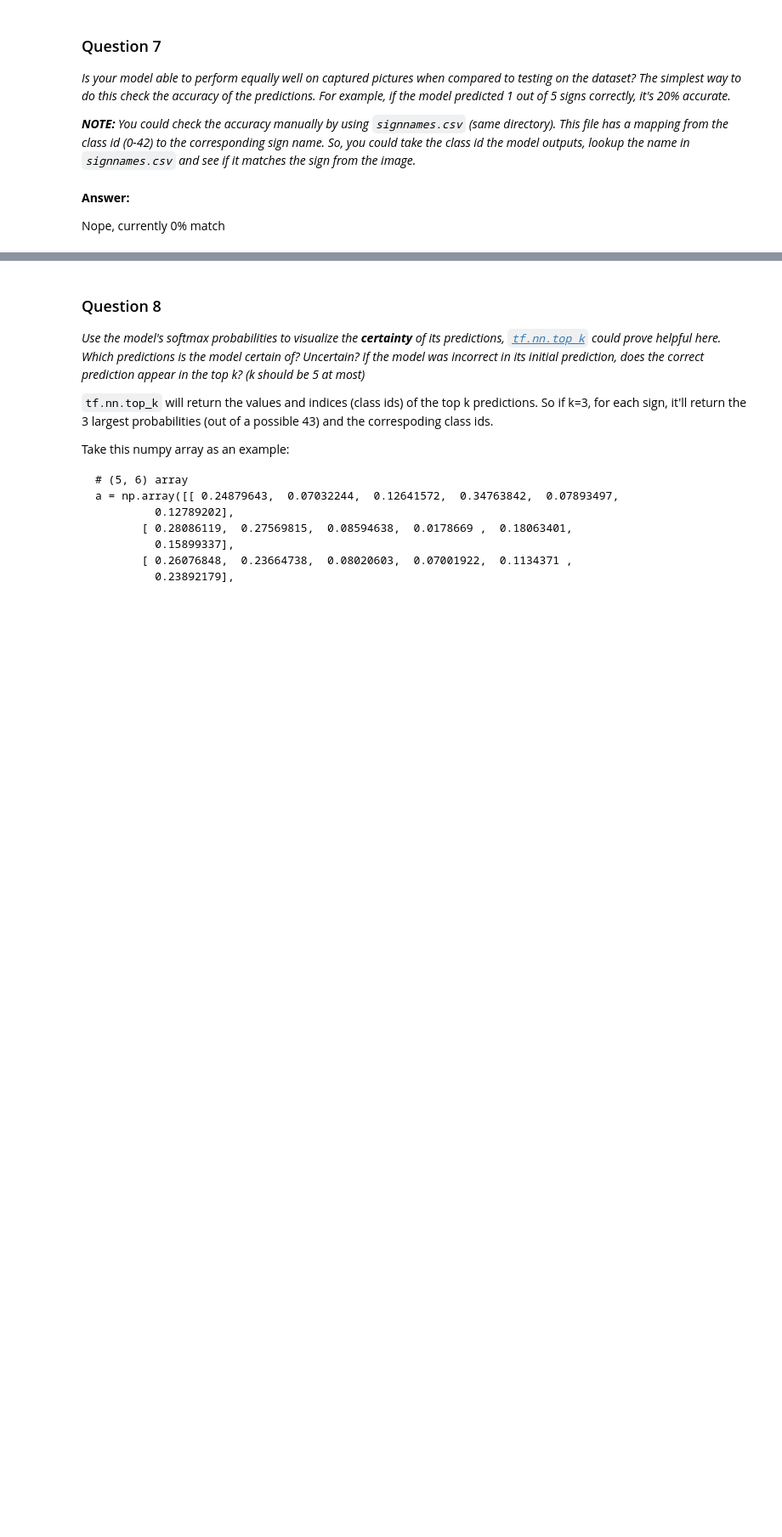
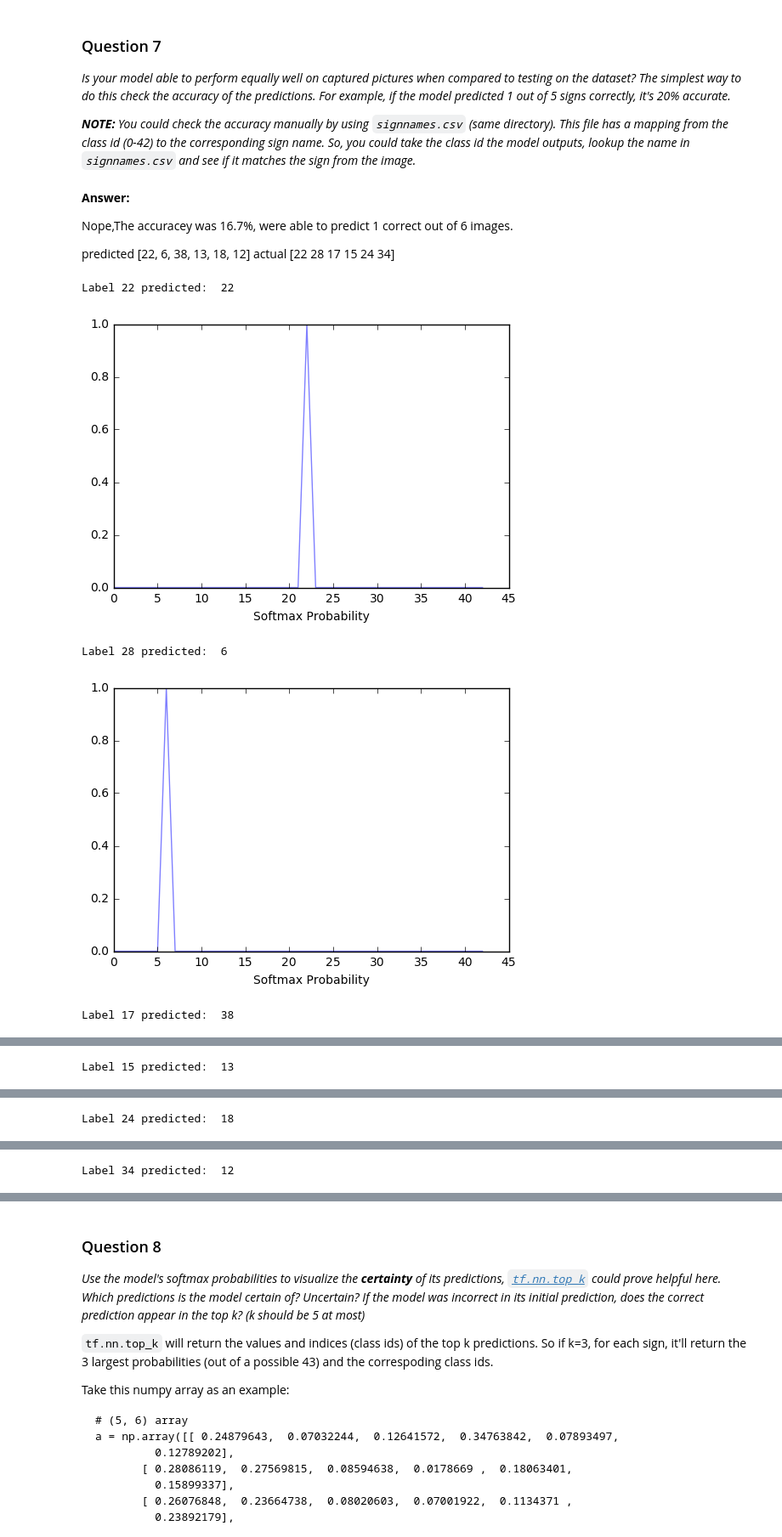
Before and after one commit to sunilp/CarND-Project2, a Jupyter notebook: Traffic_Sign_Classifier.ipynb, the cells around one changed output, grey strips where cells are left out. Shown: that part at 85% size. Drawn from its saved outputs; the diff is of its cells as text; code cells hidden in the pictures; blank space fills up the shorter version.

```diff
--- a/Traffic_Sign_Classifier.ipynb
+++ b/Traffic_Sign_Classifier.ipynb
@@ -446,7 +442,7 @@ print(newimages[0].shape)
 from sklearn.preprocessing import LabelBinarizer
 
 # Saving labels
-test_images_labels = np.array([[9] ,[9],  [9], [21],  [21], [11], [34], [31], [25],  [1], [13],  [8],  [1], [12],  [2], [17],  [8], [23],  [5],  [5],  [5], [15],  [1], [10], [11],[8], [25], [18], [17], [10]])
+test_images_labels = np.array([[22] ,[28],  [17], [15],  [24], [34]])
 
 # Turn labels into numbers and apply One-Hot Encoding
 encoder = LabelBinarizer()
@@ -478,19 +482,30 @@ plt.imshow(image)
 # %% [markdown]
 It would be difficult to find classification for the image as, it  shows  school going  kids, which could be represented  differently at different places
 # %%
-batch_size=30
+batch_size=4
 epoch2=6
 with tf.Session() as sess:
     saver.restore(sess, tf.train.latest_checkpoint('.'))
+    #([[22] ,[28],  [17], [15],  [24], [34
+    test_images_labels = np.array([22, 28, 17, 15, 24 , 34 ])
+    prediction_accuracy = evaluate(newimages, test_images_labels)
+    new_test_prediction = tf.nn.softmax(logits)
+    predicted_labels = tf.argmax(new_test_prediction, 1)
+    y_predict,new_test_predictionArr = sess.run([predicted_labels,new_test_prediction], feed_dict={x: newimages, y: test_images_labels})
 
-    num_examples = len(newimages)
-    total_accuracy = 0
-    sess = tf.get_default_session()
-    for offset in range(0, num_examples, batch_size):
-        batch_x, batch_yy = newimages[offset:offset+batch_size], test_images_labels[offset:offset+batch_size]
-        #print("x is", batch_x[0].shape, batch_yy)
-        batch_yy = batch_yy.transpose()[0]
+    print("pridiction accuracy = {:.3f}".format(prediction_accuracy))
+    print("predicted ", y_predict )
+    print("actual ", test_images_labels)
 
-        accuracy,y_predict = sess.run([accuracy_operation,logits], feed_dict={x: batch_x, y: batch_yy})
-        print("Test Accuracy = {:.3f}".format(accuracy))
+    predicted = y_predict
+    #num_examples = len(newimages)
+    #total_accuracy = 0
+    #sess = tf.get_default_session()
+    #for offset in range(0, num_examples, batch_size):
+    #    batch_x, batch_yy = newimages[offset:offset+batch_size], test_images_labels[offset:offset+batch_size]
+    #    #print("x is", batch_x[0].shape, batch_yy)
+    #    batch_yy = batch_yy.transpose()[0]
+
+    #    accuracy,y_predict = sess.run([accuracy_operation,logits], feed_dict={x: batch_x, y: batch_yy})
+    #    print("Test Accuracy = {:.3f}".format(accuracy))
 # %% [output]
@@ -502,7 +518,3 @@ Test Accuracy = nan
 _Is your model able to perform equally well on captured pictures when compared to testing on the dataset? The simplest way to do this check the accuracy of the predictions. For example, if the model predicted 1 out of 5 signs correctly, it's 20% accurate._
 
 _**NOTE:** You could check the accuracy manually by using `signnames.csv` (same directory). This file has a mapping from the class id (0-42) to the corresponding sign name. So, you could take the class id the model outputs, lookup the name in `signnames.csv` and see if it matches the sign from the image._
-# %% [markdown]
-**Answer:**
-
-Nope, currently 0% match
@@ -511,0 +521,25 @@ Nope, currently 0% match
+# %% [markdown]
+**Answer:**
+
+Nope,The accuracey was 16.7%,  were able to predict 1 correct out of 6 images.
+
+predicted  [22,  6, 38, 13, 18, 12]
+actual  [22 28 17 15 24 34]
+# %%
+### Visualize the softmax probabilities here.
+### Feel free to use as many code cells as needed.
+y_range=range(42)
+for i,item in enumerate(new_test_predictionArr):
+    print("Label",test_images_labels[i], "predicted: ",predicted[i] )
+    plt.plot(item, alpha=0.5)
+    plt.xlabel('Softmax Probability')
+    plt.show()
+
+    #plt.hist(new_test_predictionArr[i],test_images_labels[i],alpha=0.5)
+#plt.bar(predicted,test_images_labels)
+# %% [output]
+Label 22 predicted:  22
+[figure, added]
+Label 28 predicted:  6
+[figure, added]
+Label 17 predicted:  38
@@ -511,0 +547 @@ Nope, currently 0% match
+Label 15 predicted:  13
@@ -511,0 +549 @@ Nope, currently 0% match
+Label 24 predicted:  18
@@ -511,0 +551 @@ Nope, currently 0% match
+Label 34 predicted:  12
```
Also changed, not shown: parts of 14 cells of this notebook, 42 other files.
